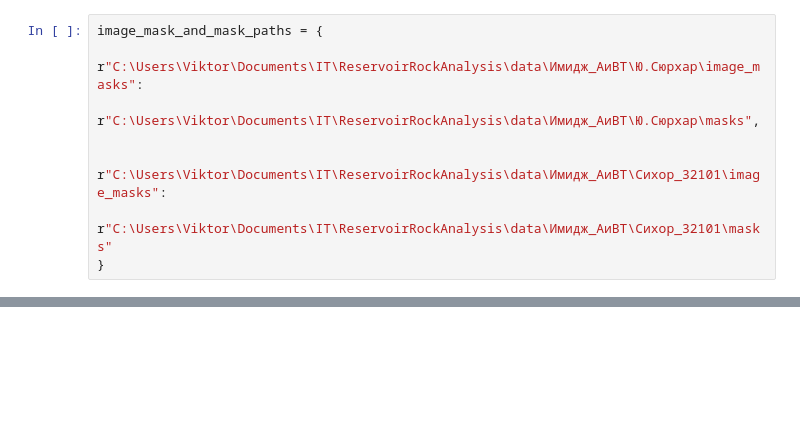
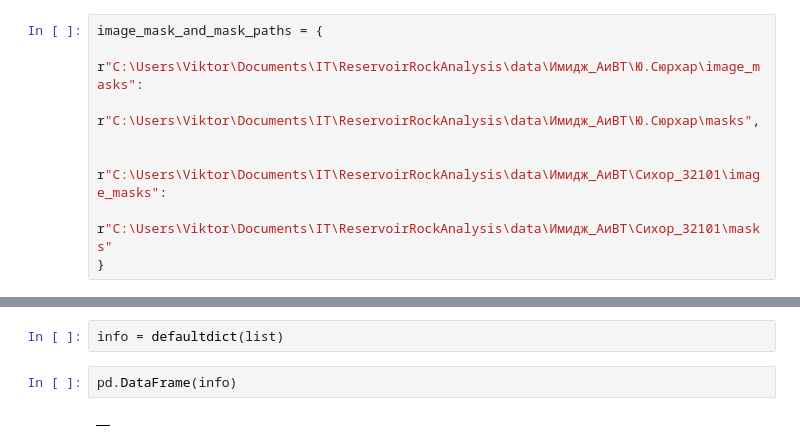
Before and after one commit to vitamin1312/ReservoirRockAnalysis, a Jupyter notebook: src/NeuralNetwork/image_processing.ipynb, the cells around one changed output, grey strips where cells are left out. Drawn from its saved outputs; the diff is of its cells as text; blank space fills up the shorter version.

```diff
--- a/src/NeuralNetwork/image_processing.ipynb
+++ b/src/NeuralNetwork/image_processing.ipynb
@@ -147,0 +181,6 @@ for image_mask_path, mask_path in image_mask_and_mask_paths.items():
+# %%
+info = defaultdict(list)
+# %%
+pd.DataFrame(info)
+# %% [output]
+|  |
```
Also changed, not shown: parts of 14 cells of this notebook, 6 other files.
